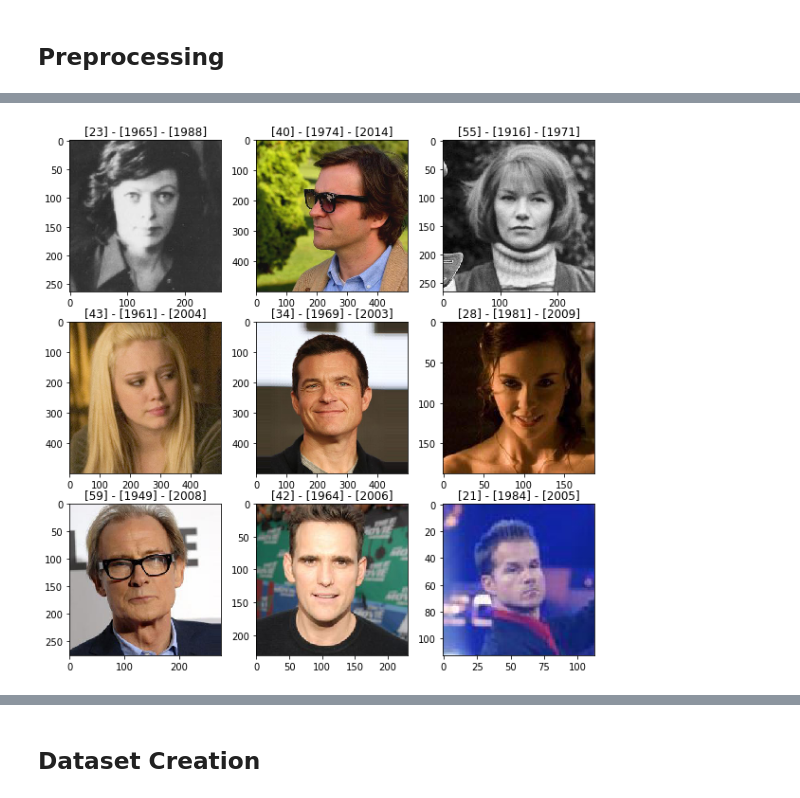
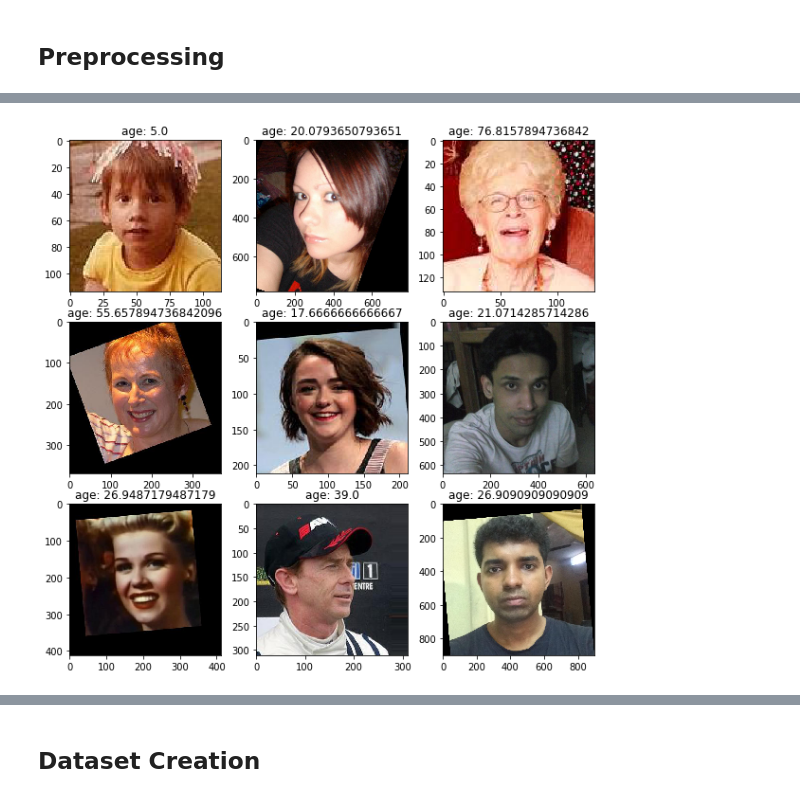
Before and after one commit to elpapi42/AgeClassifier, a Jupyter notebook: AgeClassifier.ipynb, the cells around one changed output, grey strips where cells are left out. Drawn from its saved outputs; the diff is of its cells as text; code cells hidden in the pictures.

```diff
--- a/AgeClassifier.ipynb
+++ b/AgeClassifier.ipynb
@@ -142,20 +144,2 @@ sns.distplot(diference, bins=50)
 # %% [markdown]
 ## Preprocessing
-# %%
-#Find urls
-root = "./Datasets"
-folders = os.listdir(root)
-urls = list()
-
-if(not ("dataset.csv" in folders)):
-
-  folders.remove("imdb.tar.gz")
-  folders.remove("wiki.tar.gz")
-
-  for folder in folders:
-    subfolders = os.listdir("{root}/{folder}".format(root=root, folder=folder))
-    for subfolder in subfolders:
-      files = os.listdir("{root}/{folder}/{subfolder}".format(root=root, folder=folder, subfolder=subfolder))
-      for file in files:
-        path = "{root}/{folder}/{subfolder}/{file}".format(root=root, folder=folder, subfolder=subfolder, file=file)
-        urls.append(path)
@@ -198,0 +146,6 @@ dtype: int64
+# %%
+# Find URLs
+df_train["file_url"] = "./Datasets/appa-real-release/train/" + df_train["file_name"] + "_face.jpg"
+df_eval["file_url"] = "./Datasets/appa-real-release/valid/" + df_eval["file_name"] + "_face.jpg"
+df_test["file_url"] = "./Datasets/appa-real-release/test/" + df_test["file_name"] + "_face.jpg"
+df_train.head()
@@ -199,16 +159,14 @@ dtype: int64
 # %%
 #Lets see some examples
 plt.figure(figsize=(10,10))
-for i, path in enumerate(faces_df["url"].iloc[:9]):
+for i, path in enumerate(df_train["file_url"].iloc[:9]):
     img = tf.keras.preprocessing.image.load_img(path)
 
-    datapoint = faces_df[faces_df["url"] == path]
-    age = datapoint["age"].values
-    born = datapoint["born"].values
-    taken = datapoint["taken"].values
+    datapoint = df_train[df_train["file_url"] == path]
+    age = datapoint["apparent_age_avg"].values[0]
 
-    plt.subplot(3,3,i+1, title="{age} - {born} - {taken}".format(age=age, born=born, taken=taken))
+    plt.subplot(3,3,i+1, title="age: {age}".format(age=age))
     plt.imshow(img)
 plt.show()
 # %% [output]
-[figure, old version]
+[figure, new version]
```
Also changed, not shown: parts of 21 cells of this notebook.
